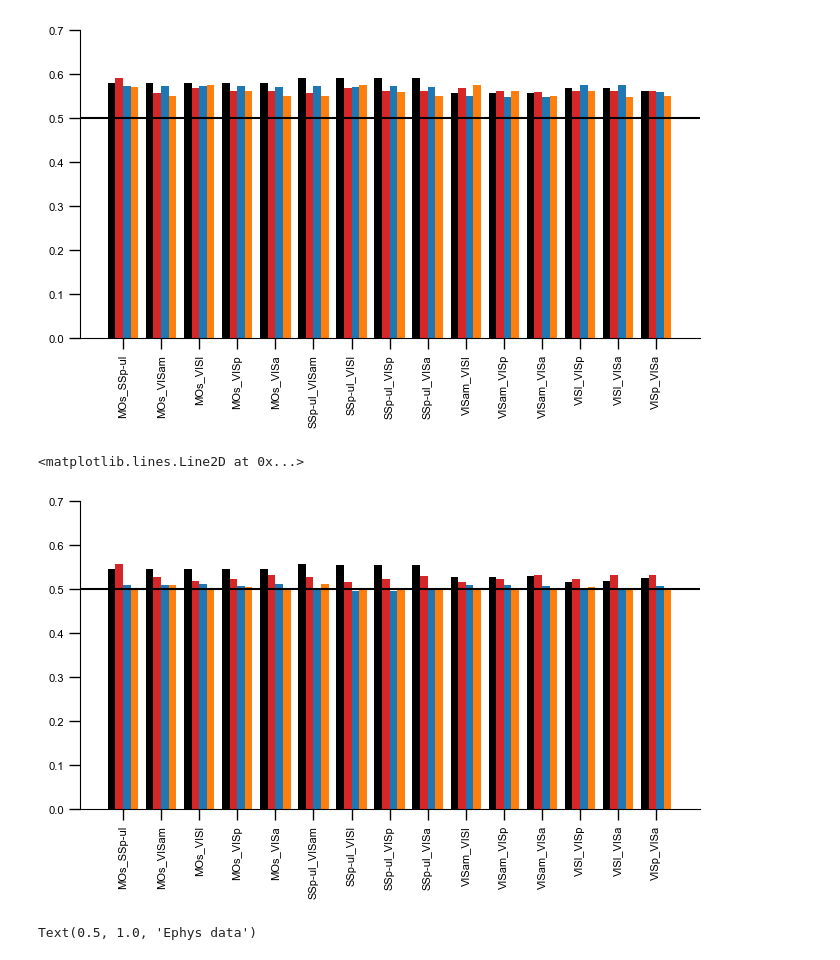
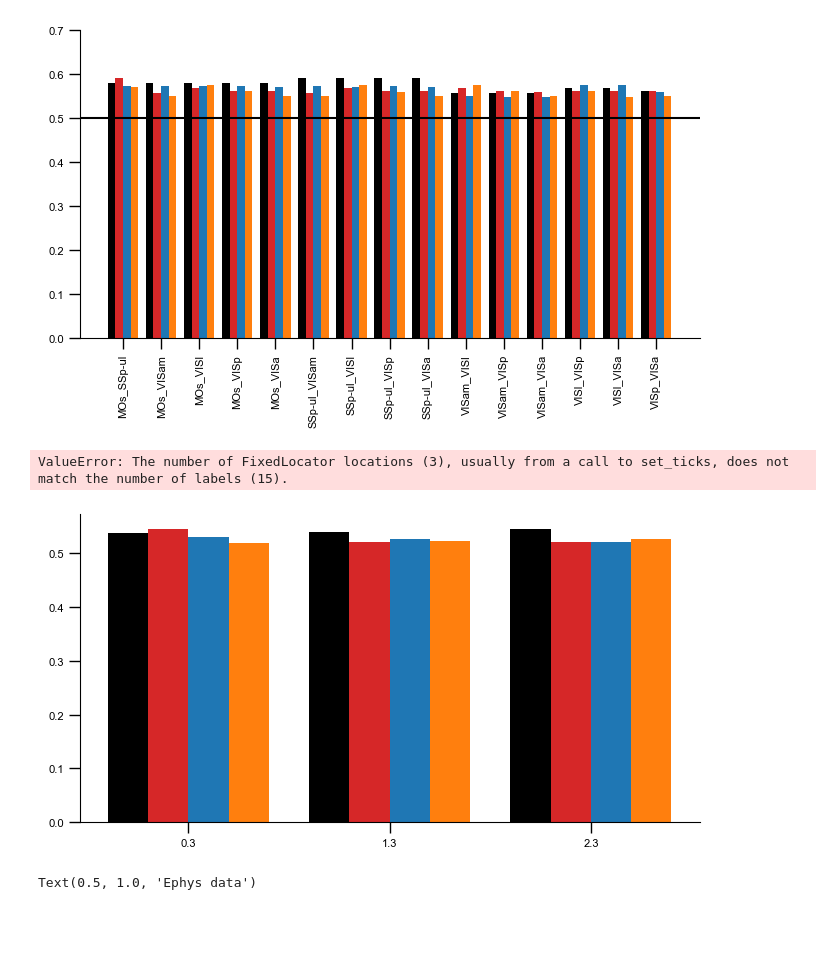
Before and after one commit to debottamKundu/ibl-partial-info-decomp, a Jupyter notebook: notebooks/multiregiondecoders.ipynb, the cells around one changed output. Cells and saved outputs as stored; diff of their text form; code cells hidden in the pictures; blank space fills up the shorter version.

Commit message:
hyper-param  opt with scale

```diff
--- a/notebooks/multiregiondecoders.ipynb
+++ b/notebooks/multiregiondecoders.ipynb
@@ -540,4 +540,4 @@ ax.axhline(0.5)
 <matplotlib.lines.Line2D at 0x...>
 [figure]
 # %%
-files_stim = np.sort(glob("../data/generated/quicktransfer/*.pkl"))
+files_stim = np.sort(glob("../data/generated/quicktransfer/hyperparamopt/*.pkl"))
@@ -546,19 +549,19 @@ mean_accuracies_by_condition_stim = mean_accuracies_for_wifi_by_conditions(files
 # %%
 fig, ax = plt.subplots(figsize=(8, 4))
 
 for idx in range(4):
     ax.bar(
-        np.arange(15) + 0.2 * idx,
+        np.arange(3) + 0.2 * idx,
         np.mean(mean_accuracies_by_condition_stim, axis=0)[:, 2, idx],
         width=0.2,
     )
 
-ax.set_xticks(np.arange(15) + 0.2 * (4 - 1) / 2, names, rotation=90)
+ax.set_xticks(np.arange(3) + 0.2 * (4 - 1) / 2, names, rotation=90)
 ax.set_ylim(0, 0.7)
 ax.axhline(0.5)
 # %% [output]
-<matplotlib.lines.Line2D at 0x...>
+ValueError: The number of FixedLocator locations (3), usually from a call to set_ticks, does not match the number of labels (15).
-[figure, old version]
+[figure, new version]
 # %%
 # load up the others
 # %%
```
Also changed, not shown: parts of 1 cell of this notebook, 5 other files.
